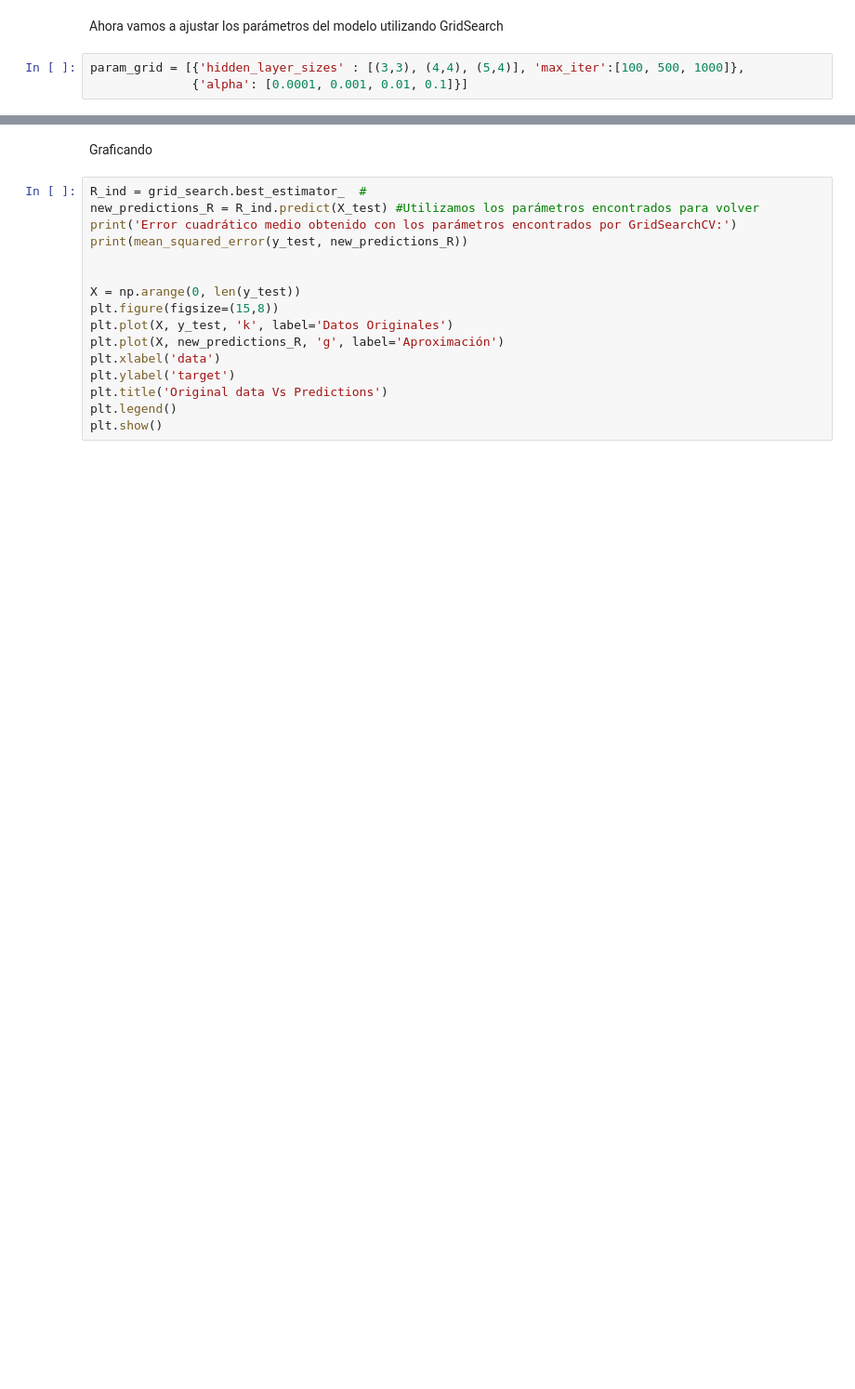
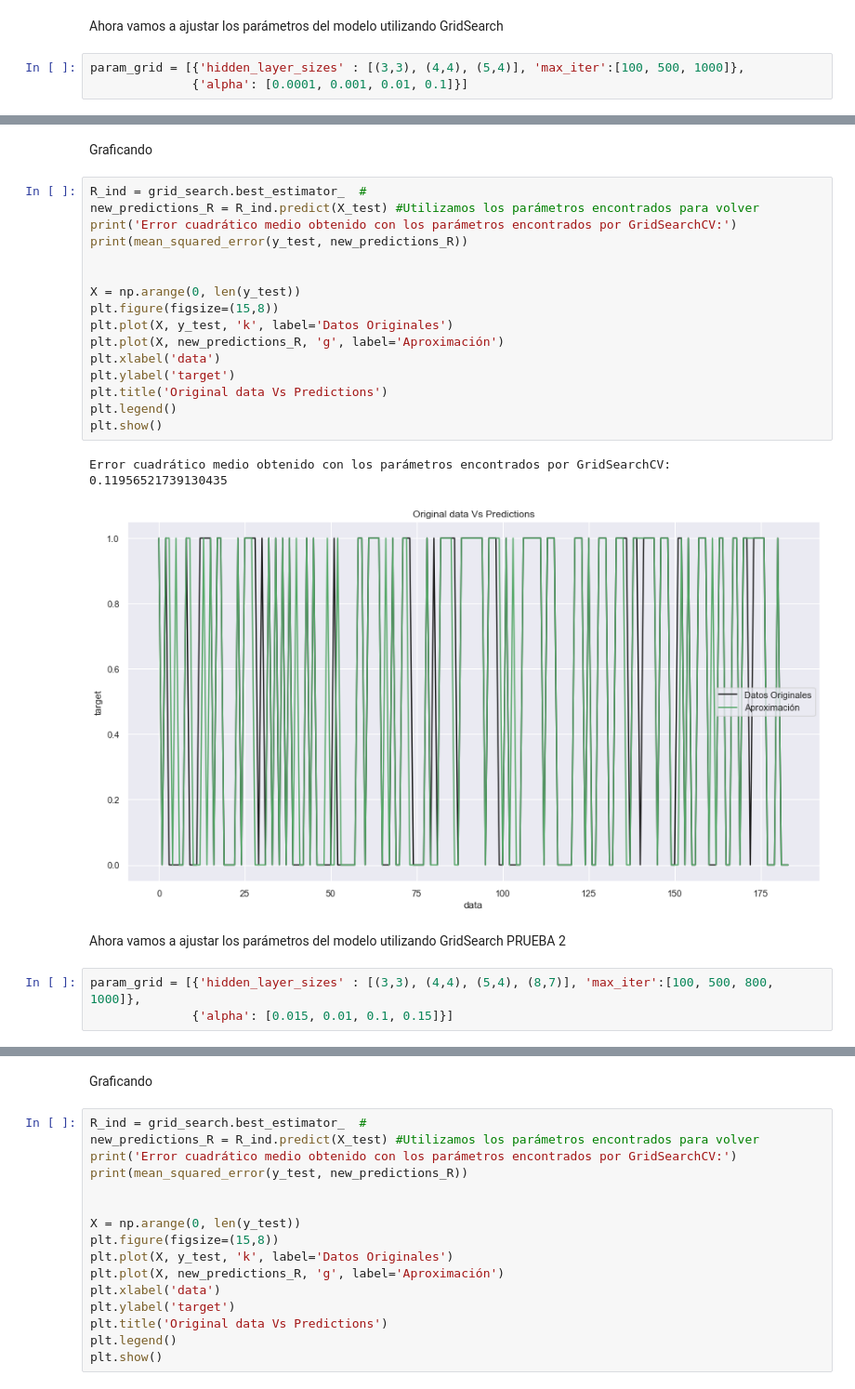
Before and after one commit to jsglen1/IAUnimag, a Jupyter notebook: ImplementacionFinal/heart_NN.ipynb, the cells around one changed output, grey strips where cells are left out. Shown at 93% size. Drawn from its saved outputs; the diff is of its cells as text; blank space fills up the shorter version.

```diff
--- a/ImplementacionFinal/heart_NN.ipynb
+++ b/ImplementacionFinal/heart_NN.ipynb
@@ -244,0 +294,27 @@ param_grid = [{'hidden_layer_sizes' : [(3,3), (4,4), (5,4)], 'max_iter':[100, 50
+# %% [markdown]
+Graficando
+# %%
+R_ind = grid_search.best_estimator_  #
+new_predictions_R = R_ind.predict(X_test) #Utilizamos los parámetros encontrados para volver
+print('Error cuadrático medio obtenido con los parámetros encontrados por GridSearchCV:')
+print(mean_squared_error(y_test, new_predictions_R))
+
+
+X = np.arange(0, len(y_test))
+plt.figure(figsize=(15,8))
+plt.plot(X, y_test, 'k', label='Datos Originales')
+plt.plot(X, new_predictions_R, 'g', label='Aproximación')
+plt.xlabel('data')
+plt.ylabel('target')
+plt.title('Original data Vs Predictions')
+plt.legend()
+plt.show()
+# %% [output]
+Error cuadrático medio obtenido con los parámetros encontrados por GridSearchCV:
+0.11956521739130435
+[figure, added]
+# %% [markdown]
+Ahora vamos a ajustar los parámetros del modelo utilizando GridSearch PRUEBA 2
+# %%
+param_grid = [{'hidden_layer_sizes' : [(3,3), (4,4), (5,4), (8,7)], 'max_iter':[100, 500, 800, 1000]},
+              {'alpha': [0.015, 0.01, 0.1, 0.15]}]
```
Also changed, not shown: parts of 19 cells of this notebook, 1 other file.
